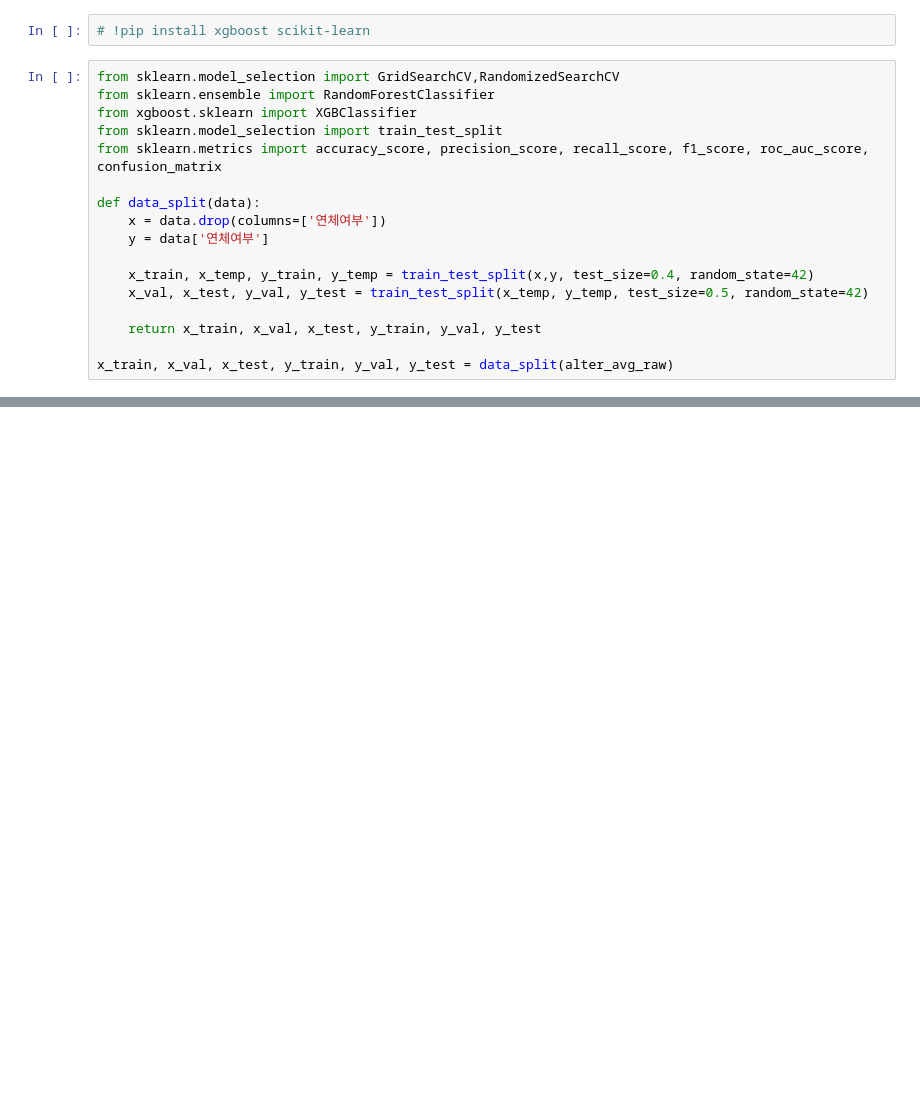
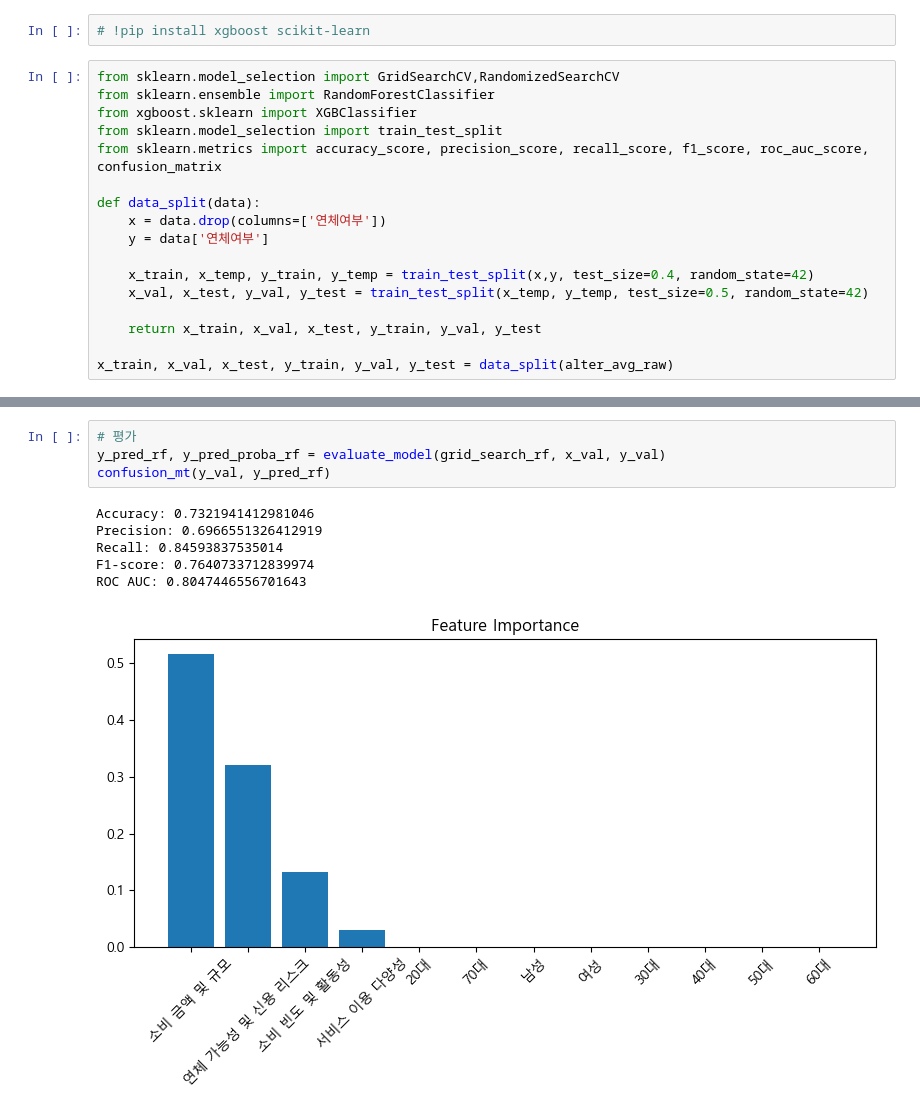
Before and after one commit to ev1025/Alternative-Credit-Scoring, a Jupyter notebook: 대안데이터 전처리, 모델링.ipynb, the cells around one changed output, grey strips where cells are left out. Cells and saved outputs as stored; diff of their text form; blank space fills up the shorter version.

```diff
--- a/대안데이터 전처리, 모델링.ipynb
+++ b/대안데이터 전처리, 모델링.ipynb
@@ -529,0 +551,11 @@ ROC AUC: 0.8473404211419394
+# %%
+# 평가
+y_pred_rf, y_pred_proba_rf = evaluate_model(grid_search_rf, x_val, y_val)
+confusion_mt(y_val, y_pred_rf)
+# %% [output]
+Accuracy: 0.7321941412981046
+Precision: 0.6966551326412919
+Recall: 0.84593837535014
+F1-score: 0.7640733712839974
+ROC AUC: 0.8047446556701643
+[figure, added]
```
Also changed, not shown: parts of 49 cells of this notebook.
